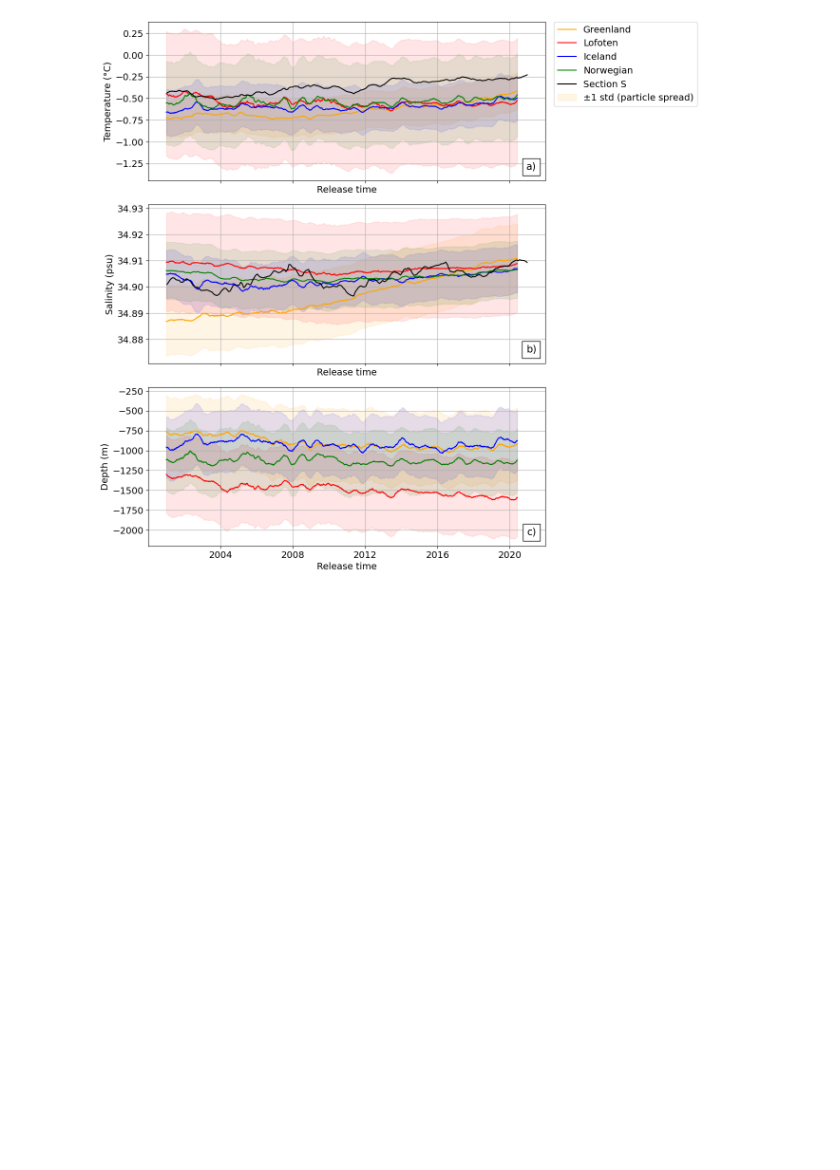
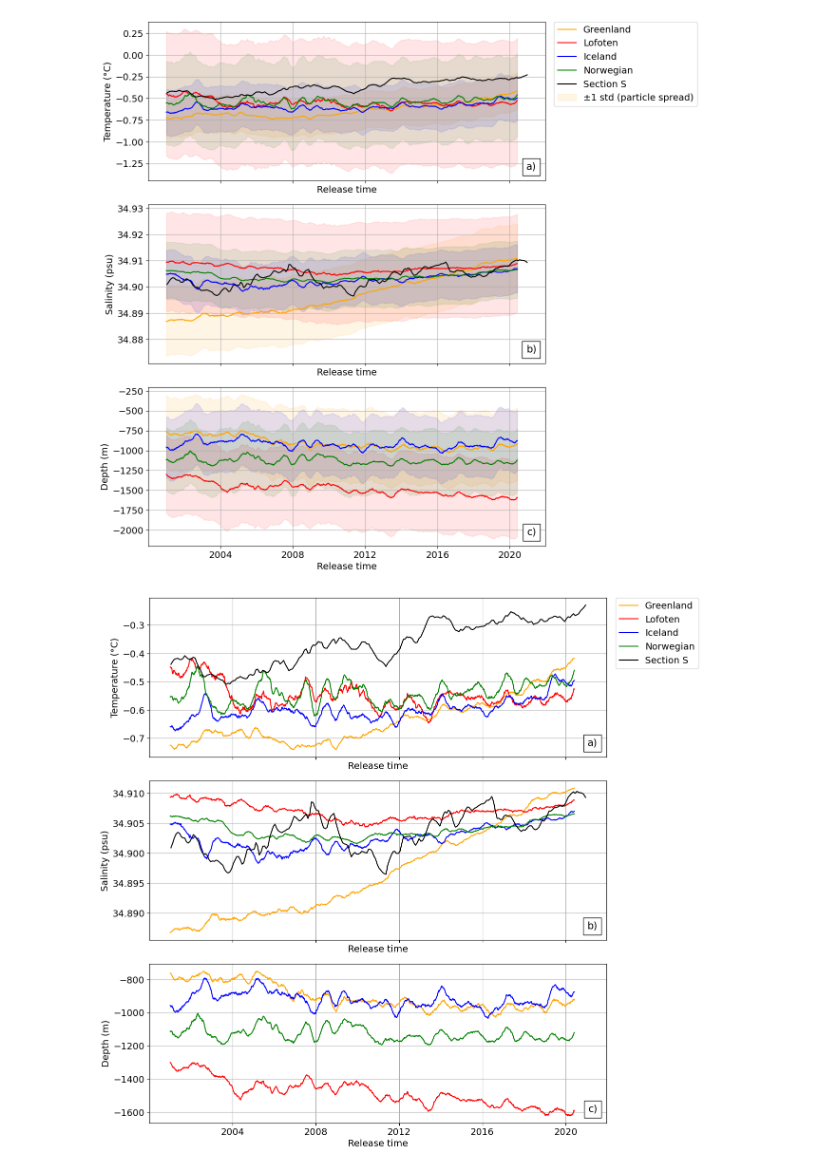
Before and after one commit to ischiller-weiss/FBC_Lagrangian, a Jupyter notebook: notebooks/Fig4_Fig5_Fig6.ipynb, the cells around one changed output. Drawn from its saved outputs; the diff is of its cells as text; code cells hidden in the pictures; blank space fills up the shorter version.

```diff
--- a/notebooks/Fig4_Fig5_Fig6.ipynb
+++ b/notebooks/Fig4_Fig5_Fig6.ipynb
@@ -1392,3 +1392,89 @@ plt.tight_layout()
 plt.show()
 # %% [output]
 [figure]
+# %%
+fig, axs = plt.subplots(3, 1, figsize=(13, 12), sharex=True)
+
+
+Greenland_temp_ts.rolling(start_time=30).mean(dim="start_time").sel(
+    start_time=slice("2001-01-01", None)
+).plot(ax=axs[0], label="Greenland", color="orange")
+Lofoten_temp_ts.rolling(start_time=30).mean(dim="start_time").sel(
+    start_time=slice("2001-01-01", None)
+).plot(ax=axs[0], label="Lofoten", color="red")
+Iceland_temp_ts.rolling(start_time=30).mean(dim="start_time").sel(
+    start_time=slice("2001-01-01", None)
+).plot(ax=axs[0], label="Iceland", color="blue")
+Norwegian_temp_ts.rolling(start_time=30).mean(dim="start_time").sel(
+    start_time=slice("2001-01-01", None)
+).plot(ax=axs[0], label="Norwegian", color="green")
+weighted_mean(S_overflow).votemper.rolling(time_counter=30).mean(
+    dim="time_counter"
+).sel(time_counter=slice("2001-01-01", None)).plot(
+    ax=axs[0], label="Section S", color="k"
+)
+
+
+axs[0].set_ylabel("Temperature (°C)")
+at = AnchoredText("a)", prop=dict(size=15), frameon=True, loc="lower right")
+axs[0].add_artist(at)
+axs[0].legend(loc="upper left", bbox_to_anchor=(1.01, 1.03))
+axs[0].set_xlabel("Release time")
+axs[0].grid()
+
+
+Greenland_salt_ts.rolling(start_time=30).mean(dim="start_time").sel(
+    start_time=slice("2001-01-01", None)
+).plot(ax=axs[1], label="Greenland", color="orange")
+Lofoten_salt_ts.rolling(start_time=30).mean(dim="start_time").sel(
+    start_time=slice("2001-01-01", None)
+).plot(ax=axs[1], label="Lofoten", color="red")
+Iceland_salt_ts.rolling(start_time=30).mean(dim="start_time").sel(
+    start_time=slice("2001-01-01", None)
+).plot(ax=axs[1], label="Iceland", color="blue")
+Norwegian_salt_ts.rolling(start_time=30).mean(dim="start_time").sel(
+    start_time=slice("2001-01-01", None)
+).plot(ax=axs[1], label="Norwegian", color="green")
+weighted_mean(S_overflow).vosaline.rolling(time_counter=30).mean(
+    dim="time_counter"
+).sel(time_counter=slice("2001-01-01", None)).plot(
+    ax=axs[1], label="Section S", color="k"
+)
+axs[1].set_ylabel("Salinity (psu)")
+at = AnchoredText("b)", prop=dict(size=15), frameon=True, loc="lower right")
+axs[1].add_artist(at)
+axs[1].set_xlabel("Release time")
+axs[1].grid()
+
+(
+    -Greenland_depth_ts.rolling(start_time=30)
+    .mean(dim="start_time")
+    .sel(start_time=slice("2001-01-01", None))
+).plot(ax=axs[2], label="Greenland", color="orange")
+(
+    -Lofoten_depth_ts.rolling(start_time=30)
+    .mean(dim="start_time")
+    .sel(start_time=slice("2001-01-01", None))
+).plot(ax=axs[2], label="Lofoten", color="red")
+(
+    -Iceland_depth_ts.rolling(start_time=30)
+    .mean(dim="start_time")
+    .sel(start_time=slice("2001-01-01", None))
+).plot(ax=axs[2], label="Iceland", color="blue")
+(
+    -Norwegian_depth_ts.rolling(start_time=30)
+    .mean(dim="start_time")
+    .sel(start_time=slice("2001-01-01", None))
+).plot(ax=axs[2], label="Norwegian", color="green")
+axs[2].set_xlabel("Release time")
+axs[2].set_ylabel("Depth (m)")
+at = AnchoredText("c)", prop=dict(size=15), frameon=True, loc="lower right")
+axs[2].add_artist(at)
+axs[2].grid()
+
+
+plt.tight_layout()
+plt.savefig("Fig6_basins_time_series_vertical_v2.png", dpi=300, bbox_inches="tight")
+plt.show()
+# %% [output]
+[figure, added]
```
